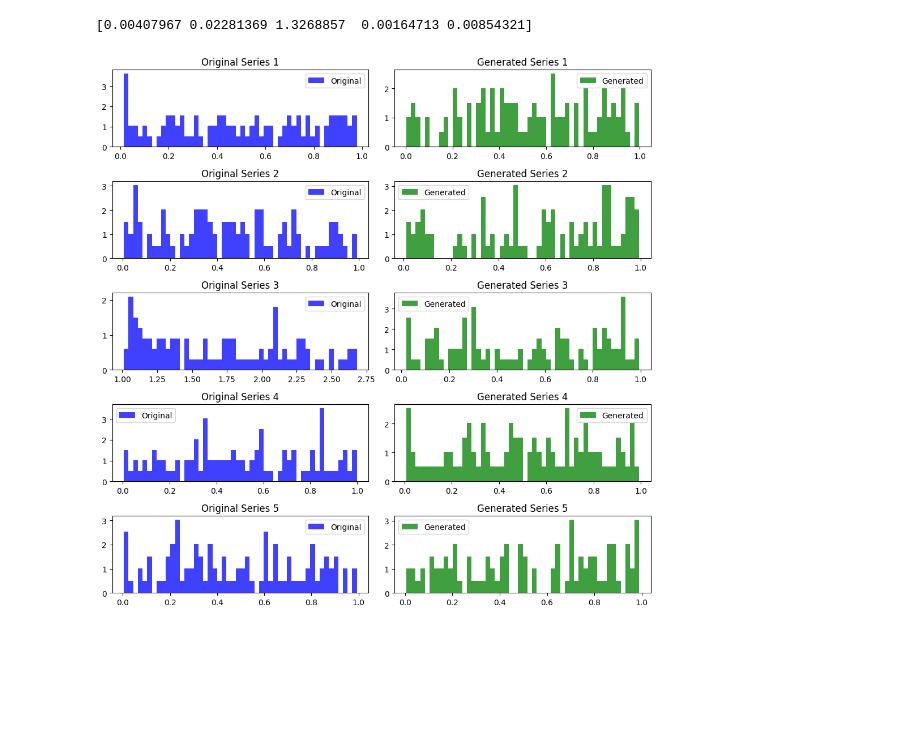
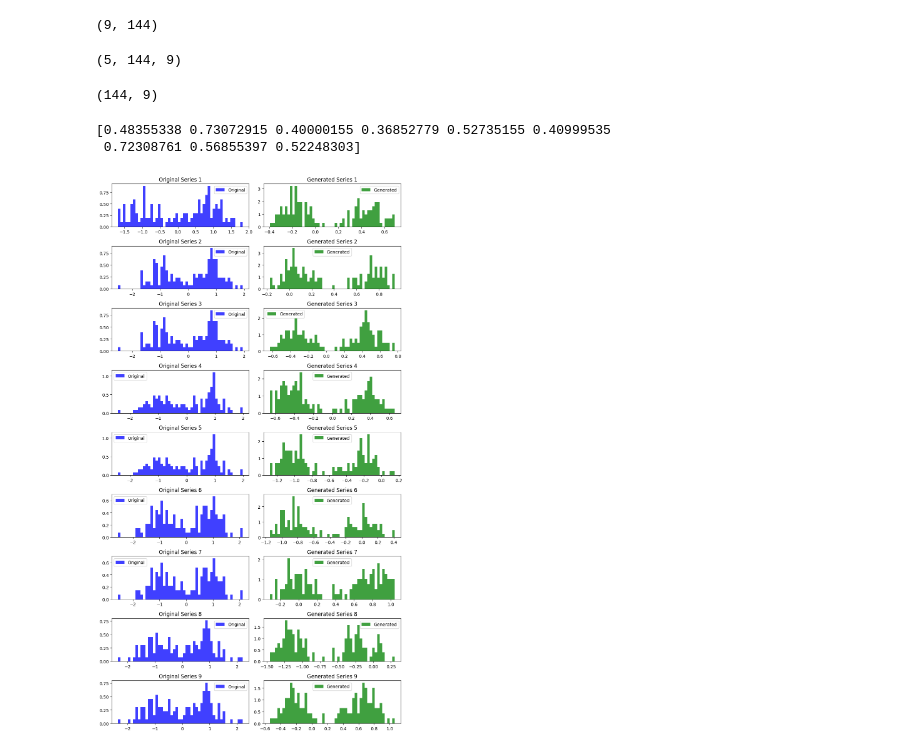
Before and after one commit to benjaminthor/transfer-learning-with-synthetic-data, a Jupyter notebook: wasserstein.ipynb, the cells around one changed output. Cells and saved outputs as stored; diff of their text form; code cells hidden in the pictures; blank space fills up the shorter version.

```diff
--- a/wasserstein.ipynb
+++ b/wasserstein.ipynb
@@ -55,0 +60,13 @@ def plot_histogram_matrix(original_data, generated_data):
+# %%
+original_data_path = r'C:\Users\nati\Desktop\Implementations\FinalProject\Datasets\ArticularyWordRecognition\ArticularyWordRecognition_TRAIN.ts'
+from sktime.datasets import load_from_ucr_tsv_to_dataframe, load_from_tsfile
+from utilities_helper import *
+
+X_og,y_og = load_from_tsfile(original_data_path)
+X_og = preprocess_dgan(X_og,144)
+# %%
+X = generated_data.item().get('X')
+y = generated_data.item().get('y')
+# %%
+generated_data = X[0:5]
+original_data = X_og[0:5]
@@ -56,15 +109,33 @@ def plot_histogram_matrix(original_data, generated_data):
+# %%
+np.transpose(original_data).shape
+# %% [output]
+(9, 144)
+# %%
+original_data = np.transpose(original_data)
+generated_data = np.transpose(generated_data)
+# %%
+original_data.shape
+# %% [output]
+(5, 144, 9)
+# %%
+np.swapaxes(generated_data[0],0,1).shape
+generated_data[0].shape
+# %% [output]
+(144, 9)
 # %%
-# Generate synthetic original and generated multivariate time series datasets
-n_series = 5
-n_timesteps = 100
-original_data = np.random.rand(n_series, n_timesteps)
-generated_data = np.random.rand(n_series, n_timesteps)
+# # Generate synthetic original and generated multivariate time series datasets
+# n_series = 5
+# n_timesteps = 100
+# original_data = np.random.rand(n_series, n_timesteps)
+# generated_data = np.random.rand(n_series, n_timesteps)
 
-original_data[2] =np.exp(original_data[2])
-# Calculate the Wasserstein distances for each corresponding time series
-wasserstein_distances = wasserstein_distances(original_data, generated_data)
-print(wasserstein_distances)
-plot_histogram_matrix(original_data, generated_data)
+# original_data[2] =np.exp(original_data[2])
+# # Calculate the Wasserstein distances for each corresponding time series
+
+distance = wasserstein_distances(np.swapaxes(original_data[0],0,1), np.swapaxes(generated_data[0],0,1))
+print(distance)
+plot_histogram_matrix(np.swapaxes(original_data[0],0,1), np.swapaxes(generated_data[0],0,1))
 # %% [output]
-[0.00407967 0.02281369 1.3268857  0.00164713 0.00854321]
+[0.48355338 0.73072915 0.40000155 0.36852779 0.52735155 0.40999535
+ 0.72308761 0.56855397 0.52248303]
-[figure, old version]
+[figure, new version]
```
Also changed, not shown: parts of 7 cells of this notebook, 17 other files.
